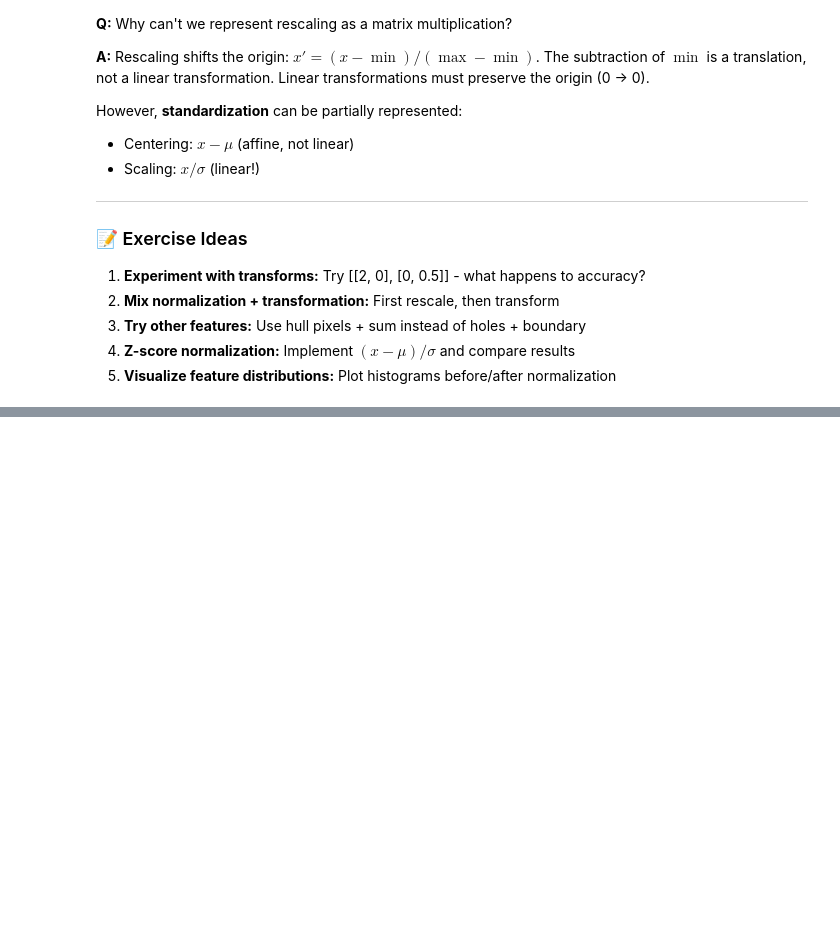
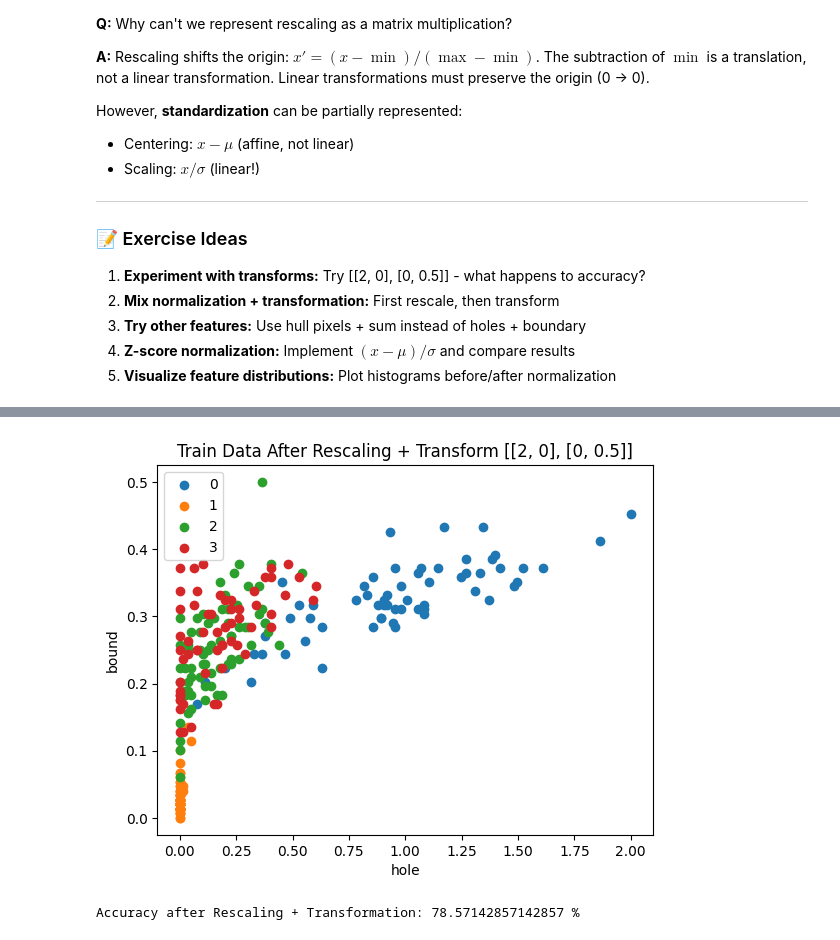
Before and after one commit to dhaksh07/i-hub-ML-course-, a Jupyter notebook: STP_Module_01_Lab_04_Transforming_data_using_linear_algebra_by_Om.ipynb, the cells around one changed output, grey strips where cells are left out. Saved outputs shown, nothing was run; the diff lists cells and outputs as text; code cells hidden in the pictures; blank space fills up the shorter version.

```diff
--- a/STP_Module_01_Lab_04_Transforming_data_using_linear_algebra_by_Om.ipynb
+++ b/STP_Module_01_Lab_04_Transforming_data_using_linear_algebra_by_Om.ipynb
@@ -674,0 +1093,29 @@ However, **standardization** can be partially represented:
+# %%
+# Step 1: Rescale the features to [0, 1]
+train_x_rescaled = (train_feats[:, 0] - train_feats[:, 0].min()) / (train_feats[:, 0].max() - train_feats[:, 0].min())
+train_y_rescaled = (train_feats[:, 1] - train_feats[:, 1].min()) / (train_feats[:, 1].max() - train_feats[:, 1].min())
+train_feats_rescaled = np.stack((train_x_rescaled, train_y_rescaled), axis=1)
+
+test_x_rescaled = (test_feats[:, 0] - test_feats[:, 0].min()) / (test_feats[:, 0].max() - test_feats[:, 0].min())
+test_y_rescaled = (test_feats[:, 1] - test_feats[:, 1].min()) / (test_feats[:, 1].max() - test_feats[:, 1].min())
+test_feats_rescaled = np.stack((test_x_rescaled, test_y_rescaled), axis=1)
+
+# Step 2: Apply the same transformation as before
+transform = np.array([[2, 0],
+                      [0, 0.5]])
+
+train_feats_mixed = np.matmul(train_feats_rescaled, transform)
+test_feats_mixed = np.matmul(test_feats_rescaled, transform)
+
+# Plot the new transformed training data
+fig, ax = plotData(train_feats_mixed, train_y)
+plt.title("Train Data After Rescaling + Transform [[2, 0], [0, 0.5]]")
+plt.show()
+
+# Step 3: Get accuracy
+test_pred = NN(train_feats_mixed, train_y, test_feats_mixed)
+acc = Accuracy(test_y, test_pred)
+print("Accuracy after Rescaling + Transformation:", acc * 100, "%")
+# %% [output]
+[figure, added]
+Accuracy after Rescaling + Transformation: 78.57142857142857 %
```
Also changed, not shown: parts of 17 cells of this notebook.
